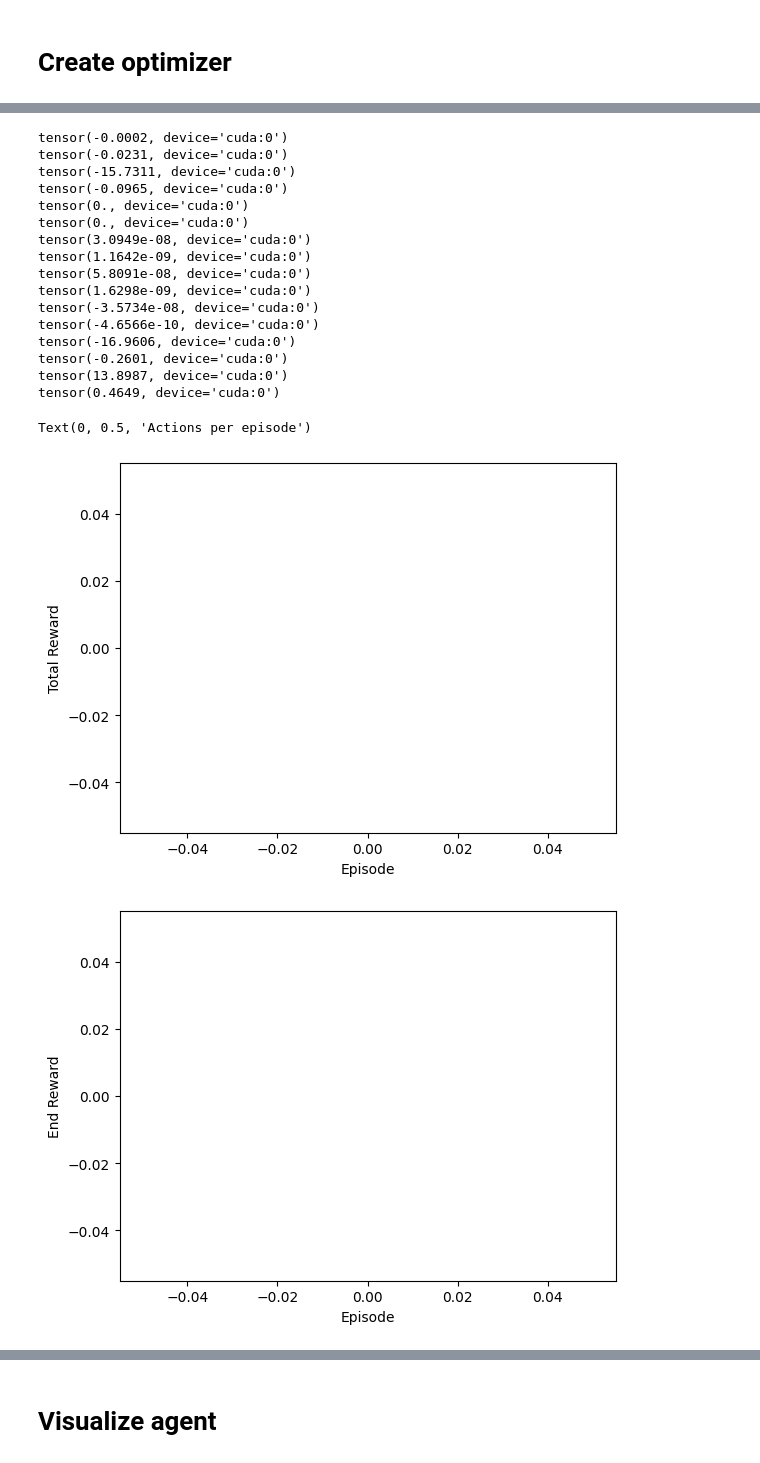
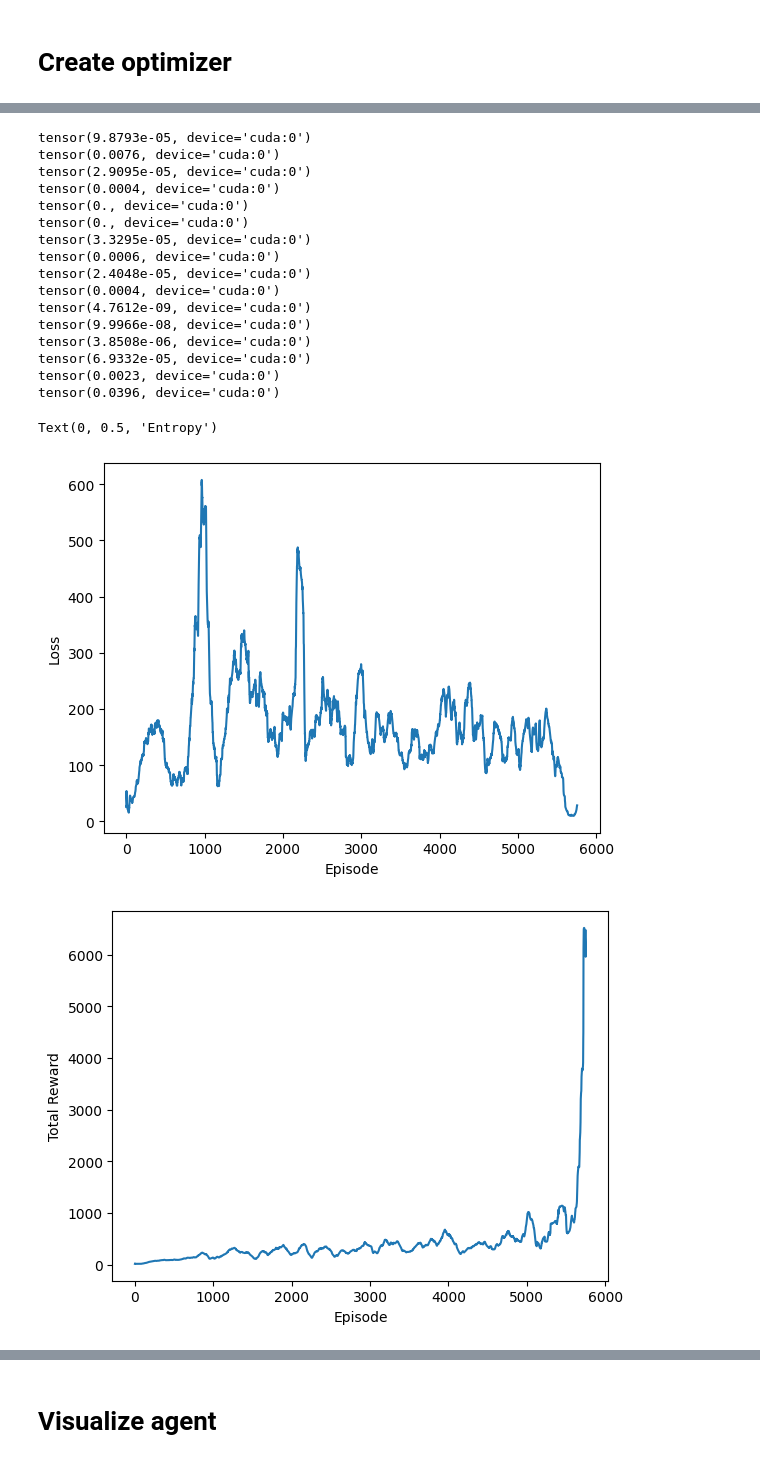
Before and after one commit to cerionXLII/RLMagic, a Jupyter notebook: src/schedulePower.ipynb, the cells around one changed output, grey strips where cells are left out. Drawn from its saved outputs; the diff is of its cells as text; code cells hidden in the pictures.

```diff
--- a/src/schedulePower.ipynb
+++ b/src/schedulePower.ipynb
@@ -420,6 +431,12 @@ class ScheduleAgent(nn.Module):
 env = ScheduleGym(num_days=2, num_hours=4, num_classes=1, num_subjects=2)
 state_dim = env.get_state_sizes()[0]
 action_dims = env.get_action_sizes()
+# %%
+#Debug, test on simple environment
+env_name = 'CartPole-v1' #Max episode length is 500
+env = gym.make(env_name)
+state_dim = env.observation_space.shape[0]
+action_dims = [env.action_space.n]
 # %% [markdown]
 # Create Agent
 # %%
@@ -432,4 +449,5 @@ x.shape
 # %%
 ost = agent(torch.FloatTensor(x))
 # %%
-ost2 = agent.choose_action(torch.FloatTensor(x).unsqueeze(0))
+actions = agent.choose_action(torch.FloatTensor(x).unsqueeze(0))
+actions
@@ -467,7 +482,7 @@ ScheduleAgent(
   )
 )
 # %%
-optimizer = optim.Adam(agent.parameters(), lr=3e-4)
+optimizer = optim.Adam(agent.parameters(), lr=1e-4)
 # %%
 
 # num_episodes = 10
@@ -649,45 +684,60 @@ tensor(1.0000, device='cuda:0')
 # %%
 for param in agent.parameters():
-    print(param.grad.data.sum())
+    print(param.grad.data.abs().mean())
 # %% [output]
-tensor(-0.0002, device='cuda:0')
-tensor(-0.0231, device='cuda:0')
-tensor(-15.7311, device='cuda:0')
-tensor(-0.0965, device='cuda:0')
+tensor(9.8793e-05, device='cuda:0')
+tensor(0.0076, device='cuda:0')
+tensor(2.9095e-05, device='cuda:0')
+tensor(0.0004, device='cuda:0')
 tensor(0., device='cuda:0')
 tensor(0., device='cuda:0')
-tensor(3.0949e-08, device='cuda:0')
-tensor(1.1642e-09, device='cuda:0')
-tensor(5.8091e-08, device='cuda:0')
-tensor(1.6298e-09, device='cuda:0')
-tensor(-3.5734e-08, device='cuda:0')
-tensor(-4.6566e-10, device='cuda:0')
-tensor(-16.9606, device='cuda:0')
-tensor(-0.2601, device='cuda:0')
-tensor(13.8987, device='cuda:0')
-tensor(0.4649, device='cuda:0')
+tensor(3.3295e-05, device='cuda:0')
+tensor(0.0006, device='cuda:0')
+tensor(2.4048e-05, device='cuda:0')
+tensor(0.0004, device='cuda:0')
+tensor(4.7612e-09, device='cuda:0')
+tensor(9.9966e-08, device='cuda:0')
+tensor(3.8508e-06, device='cuda:0')
+tensor(6.9332e-05, device='cuda:0')
+tensor(0.0023, device='cuda:0')
+tensor(0.0396, device='cuda:0')
 # %%
+#Plot the losses
+losses_rolling = [np.mean(losses[max(0, i-100):i+1]) for i in range(len(losses))]
+plt.plot(losses_rolling)
+plt.xlabel('Episode')
+plt.ylabel('Loss')
+
+plt.figure()
 # Plot the rewards
 total_rewards_rolling = [np.mean(total_rewards[max(0, i-100):i+1]) for i in range(len(total_rewards))]
 plt.plot(total_rewards_rolling)
 #Plot the 100 episode rolling average
 plt.xlabel('Episode')
 plt.ylabel('Total Reward')
 
 # plot the end rewards
 end_rewards_rolling = [np.mean(end_rewards[max(0, i-100):i+1]) for i in range(len(end_rewards))]
 plt.figure()
 plt.plot(end_rewards_rolling)
 plt.xlabel('Episode')
 plt.ylabel('End Reward')
 
 # plot the end rewards
 num_actions_per_episode_rolling = [np.mean(num_actions_per_episode[max(0, i-100):i+1]) for i in range(len(num_actions_per_episode))]
 plt.figure()
 plt.plot(num_actions_per_episode_rolling)
 plt.xlabel('Episode')
 plt.ylabel('Actions per episode')
+
+# Entropies
+plt.figure()
+#Rolling average
+entropies_rolling = [np.mean(entropies[max(0, i-100):i+1]) for i in range(len(entropies))]
+plt.plot(entropies_rolling)
+plt.xlabel('Episode')
+plt.ylabel('Entropy')
 # %% [output]
-Text(0, 0.5, 'Actions per episode')
+Text(0, 0.5, 'Entropy')
-[figure, old version]
+[figure, new version]
-[figure, old version]
+[figure, new version]
```
Also changed, not shown: parts of 16 cells of this notebook.
